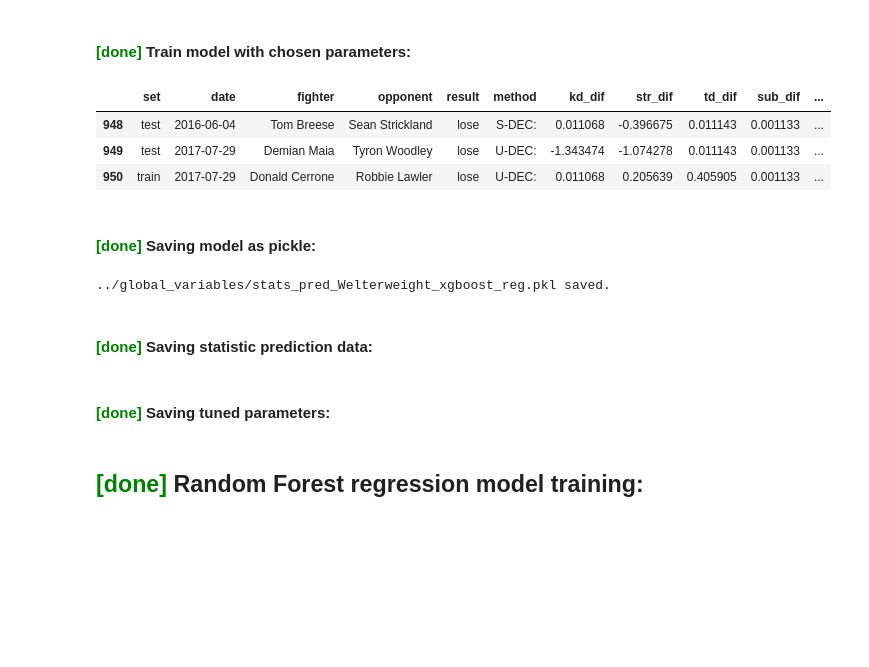
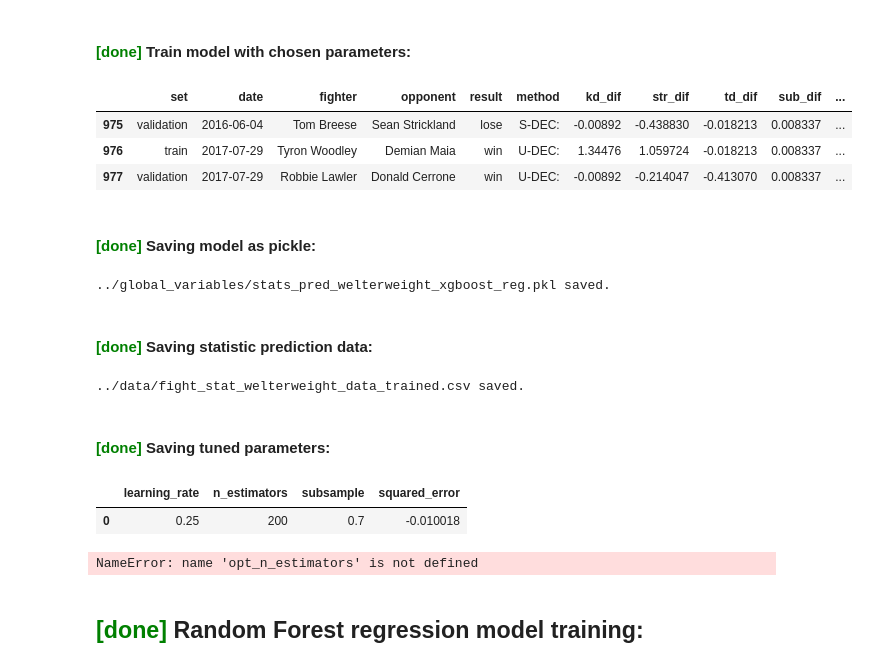
Before and after one commit to sagi778/ufc_fights_Predictor, a Jupyter notebook: notebooks/stats_model_training.ipynb, the cells around one changed output. Saved outputs shown, nothing was run; the diff lists cells and outputs as text; code cells hidden in the pictures; blank space fills up the shorter version.

```diff
--- a/notebooks/stats_model_training.ipynb
+++ b/notebooks/stats_model_training.ipynb
@@ -159,10 +159,10 @@ Model Accuracy(=1 - (error/(normal range))): 0.848400
 # %% [markdown]
 ### <span style='color:orange'> **[in-progress]** </span>GridSearch (=Parameter tuning):
 # %%
-parameters = {'learning_rate': [0.05, 0.1, 0.15],
-              'max_depth': [2, 3, 6],
-              'subsample': [0.7, 0.8, 0.9],
-              'n_estimators':[100, 200, 300]
+parameters = {'learning_rate': [0.05, 0.1, 0.15, 0.2, 0.25],
+              #'max_depth': [2, 3, 6],
+              'subsample': [0.7, 0.8, 0.85, 0.9, 0.95],
+              'n_estimators':[100, 200, 300, 350, 400]
 }
 
 xgboost_reg = XGBRegressor(objective='reg:squarederror') #objective='reg:squarederror')
@@ -172,6 +172,6 @@ X_train = df[X][df.set=='train']
 y_train = df[y][df.set=='train']
 grid_search.fit(X_train,y_train)
 
-print("Best parameters: ", grid_search.best_params_)
-print("Best score: ", grid_search.best_score_)
+#print("Best parameters: ", grid_search.best_params_)
+#print("Best score: ", grid_search.best_score_)
 # %% [output]
@@ -204,29 +225,36 @@ plt.show()
 # %% [markdown]
 #### <span style='color:green'> **[done]** </span> Train model with chosen parameters:
 # %%
-xgboost_reg = set_xgboost_reg(X_columns=X, y_columns=y, data=df, n=g.loc[0,'n_estimators'], learning_rate=g.loc[0,'learning_rate'], subsample=g.loc[0,'subsample'], max_depth=g.loc[0,'max_depth'])
+xgboost_reg = set_xgboost_reg(X_columns=X, y_columns=y, data=df, n=g.loc[0,'n_estimators'], learning_rate=g.loc[0,'learning_rate'], subsample=g.loc[0,'subsample'], max_depth=len(X))
 df = set_predictions(model=xgboost_reg, X_columns=X, y_columns=y, data=df)
 df.tail(3)
 # %% [output]
 |  | set | date | fighter | opponent | result | method | kd_dif | str_dif | td_dif | sub_dif | ... |
-| 948 | test | 2016-06-04 | Tom Breese | Sean Strickland | lose | S-DEC: | 0.011068 | -0.396675 | 0.011143 | 0.001133 | ... |
-| 949 | test | 2017-07-29 | Demian Maia | Tyron Woodley | lose | U-DEC: | -1.343474 | -1.074278 | 0.011143 | 0.001133 | ... |
-| 950 | train | 2017-07-29 | Donald Cerrone | Robbie Lawler | lose | U-DEC: | 0.011068 | 0.205639 | 0.405905 | 0.001133 | ... |
+| 975 | validation | 2016-06-04 | Tom Breese | Sean Strickland | lose | S-DEC: | -0.00892 | -0.438830 | -0.018213 | 0.008337 | ... |
+| 976 | train | 2017-07-29 | Tyron Woodley | Demian Maia | win | U-DEC: | 1.34476 | 1.059724 | -0.018213 | 0.008337 | ... |
+| 977 | validation | 2017-07-29 | Robbie Lawler | Donald Cerrone | win | U-DEC: | -0.00892 | -0.214047 | -0.413070 | 0.008337 | ... |
 # %% [markdown]
 #### <span style='color:green'> **[done]** </span> Saving model as pickle:
 # %%
-save_trained_model(model=xgboost_reg,filename_path='../global_variables/stats_pred_' + weight + '_xgboost_reg')
+save_trained_model(model=xgboost_reg,filename_path='../global_variables/stats_pred_' + set_lower_cases(weight) + '_xgboost_reg')
 # %% [output]
-../global_variables/stats_pred_Welterweight_xgboost_reg.pkl saved.
+../global_variables/stats_pred_welterweight_xgboost_reg.pkl saved.
 # %% [markdown]
 #### <span style='color:green'> **[done]** </span> Saving statistic prediction data:
 # %%
-#df.to_csv('../data/fight_stat_data_trained.csv', index=None)
-#print('../data/fight_stat_data_trained.csv saved.')
+df.to_csv('../data/fight_stat_' + set_lower_cases(weight) + '_data_trained.csv', index=None)
+print('../data/fight_stat_' + set_lower_cases(weight) + '_data_trained.csv saved.')
+# %% [output]
+../data/fight_stat_welterweight_data_trained.csv saved.
 # %% [markdown]
 #### <span style='color:green'> **[done]** </span> Saving tuned parameters:
+# %%
+g
+# %% [output]
+|  | learning_rate | n_estimators | subsample | squared_error |
+| 0 | 0.25 | 200 | 0.7 | -0.010018 |
 # %%
-param = pd.DataFrame(data={'ml_model':['stats_random_forest_regressor'],
+param = pd.DataFrame(data={'ml_model':['xgboost_regressor'],
                           'parameter_name':['n_estimators'],
                           'value':[opt_n_estimators],
                           'accuracy':[opt_acc]}
@@ -234,6 +262,8 @@ param = pd.DataFrame(data={'ml_model':['stats_random_forest_regressor'],
 
 param.to_csv('../global_variables/ml_models_parameters.csv', index=None)
 print('../global_variables/ml_models_parameters.csv saved.')
+# %% [output]
+NameError: name 'opt_n_estimators' is not defined
 # %%
 >>>
 # %% [markdown]
```
Also changed, not shown: parts of 12 cells of this notebook, 1 other file.
